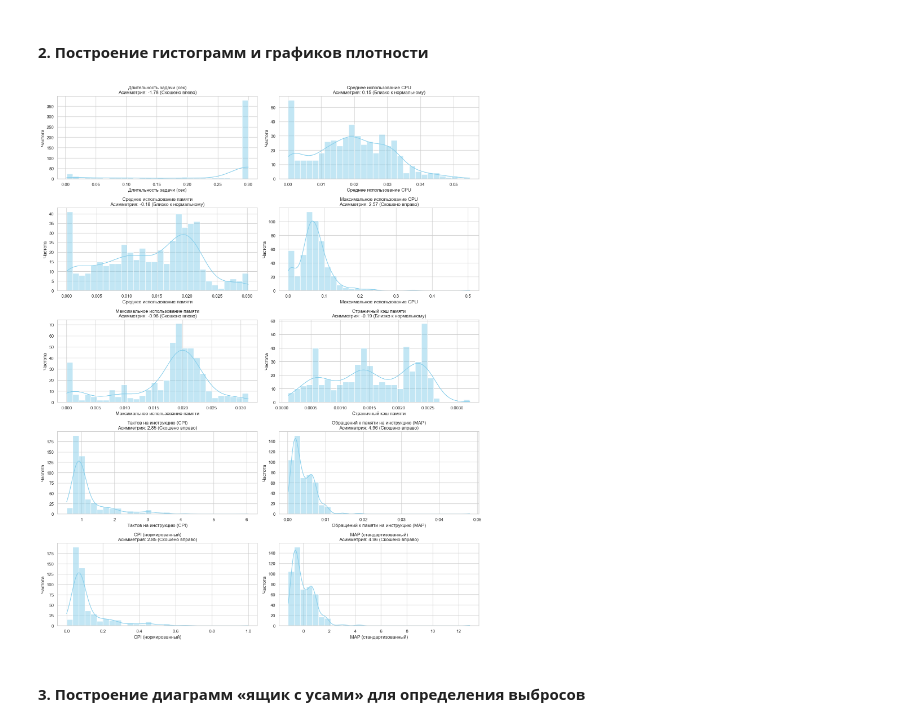
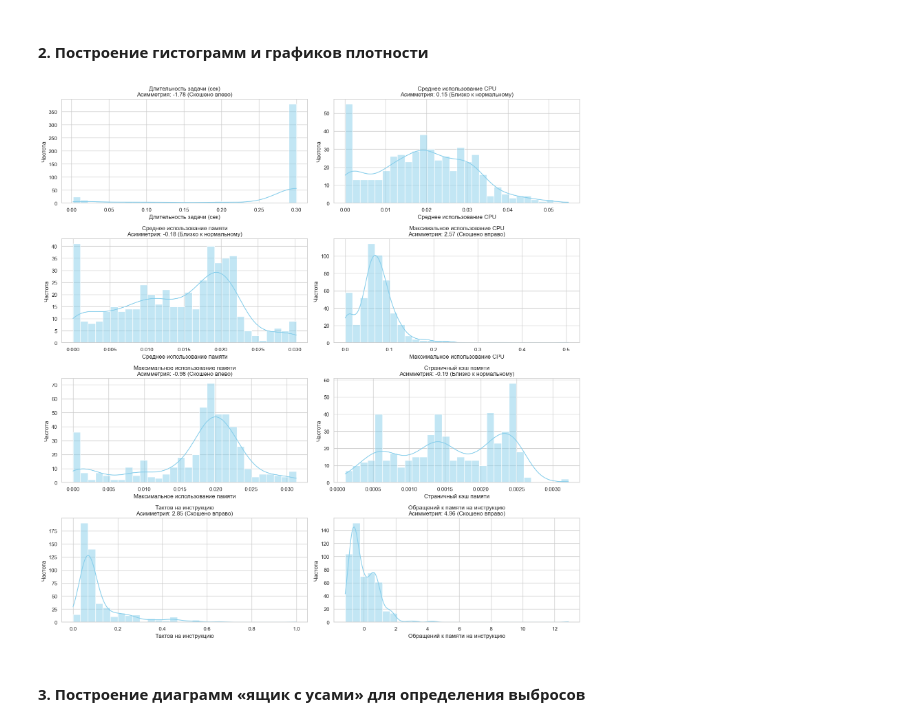
Before and after one commit to Ainur-Makhmutov/MAD-LABs, a Jupyter notebook: 2_laba.ipynb, the cells around one changed output. Saved outputs shown, nothing was run; the diff lists cells and outputs as text; code cells hidden in the pictures.

```diff
--- a/2_laba.ipynb
+++ b/2_laba.ipynb
@@ -28,8 +28,7 @@ sns.set_theme(style="whitegrid")
 # %%
 # Основные числовые признаки для анализа
 numeric_features = ['duration', 'avg_cpus', 'avg_memory', 'max_cpus', 'max_memory',
-                    'page_cache_memory', 'cycles_per_instruction',
-                    'memory_accesses_per_instruction', 'cycles_per_instruction_norm',
+                    'page_cache_memory', 'cycles_per_instruction_norm',
                     'memory_accesses_per_instruction_std']
 
 # Русские названия для признаков из датасета Google Cluster
@@ -39,38 +38,36 @@ rus_names = {
     'avg_memory': 'Среднее использование памяти',
     'max_cpus': 'Максимальное использование CPU',
     'max_memory': 'Максимальное использование памяти',
     'page_cache_memory': 'Страничный кэш памяти',
-    'cycles_per_instruction': 'Тактов на инструкцию (CPI)',
-    'memory_accesses_per_instruction': 'Обращений к памяти на инструкцию (MAP)',
-    'cycles_per_instruction_norm': 'CPI (нормированный)',
-    'memory_accesses_per_instruction_std': 'MAP (стандартизованный)'
+    'cycles_per_instruction_norm': 'Тактов на инструкцию',
+    'memory_accesses_per_instruction_std': 'Обращений к памяти на инструкцию'
 }
 
 # Построение гистограмм
 plt.figure(figsize=(16, 20))  # Увеличил высоту, так как теперь 10 графиков
 for i, col in enumerate(numeric_features, 1):
     plt.subplot(5, 2, i)  # Изменил на 5 строк и 2 столбца для 10 графиков
     # Строим график
     sns.histplot(df[col], kde=True, color='skyblue', bins=30)
 
     # Расчет асимметрии
     skewness = df[col].skew()
     if skewness > 0.5:
         shape = "Скошено вправо"
     elif skewness < -0.5:
         shape = "Скошено влево"
     else:
         shape = "Близко к нормальному"
 
     title_rus = rus_names.get(col, col)
     plt.title(f'{title_rus}\nАсимметрия: {skewness:.2f} ({shape})', fontsize=12)
     plt.xlabel(title_rus)
     plt.ylabel('Частота')
 
 plt.tight_layout()
 plt.show()
 # %% [output]
-[figure, old version]
+[figure, new version]
 # %% [markdown]
 #### __3. Построение диаграмм «ящик с усами» для определения выбросов__
 # %%
```
Also changed, not shown: parts of 6 cells of this notebook, 1 other file.
